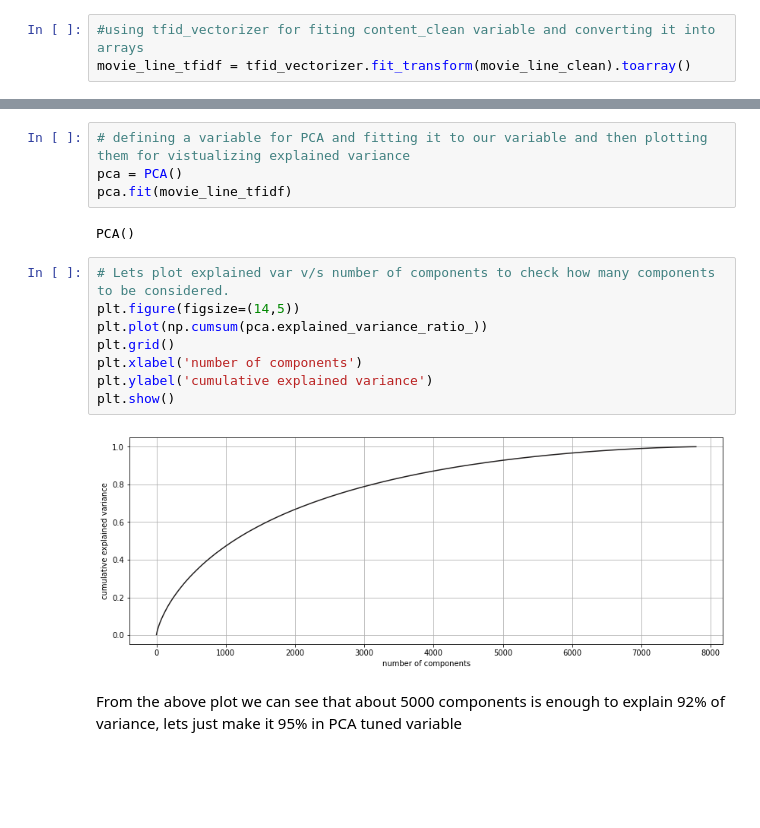
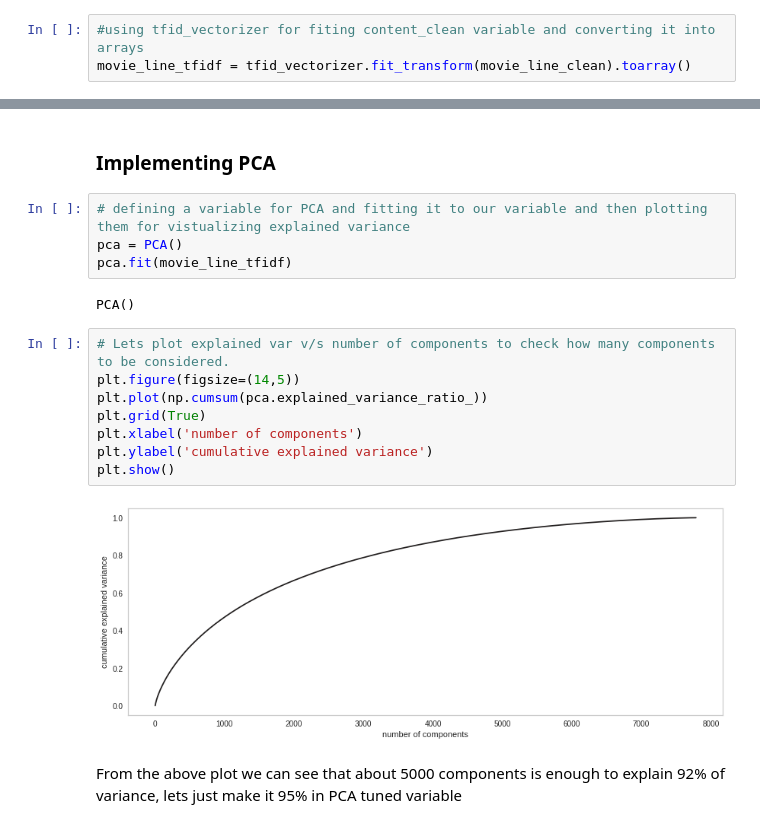
Before and after one commit to rubeshajith/NETFLIX-MOVIES-AND-TV-SHOWS-CLUSTERING, a Jupyter notebook: NETFLIX_MOVIES_AND_TV_SHOWS_CLUSTERING.ipynb, the cells around one changed output, grey strips where cells are left out. Saved outputs shown, nothing was run; the diff lists cells and outputs as text; blank space fills up the shorter version.

```diff
--- a/NETFLIX_MOVIES_AND_TV_SHOWS_CLUSTERING.ipynb
+++ b/NETFLIX_MOVIES_AND_TV_SHOWS_CLUSTERING.ipynb
@@ -1535,3 +1567,5 @@ movie_line_tfidf.shape
+# %% [markdown]
+### Implementing PCA
 # %%
 # defining a variable for PCA and fitting it to our variable and then plotting them for vistualizing explained variance
 pca = PCA()
@@ -1541,13 +1575,13 @@ PCA()
 # %%
 # Lets plot explained var v/s number of components to check how many components to be considered.
 plt.figure(figsize=(14,5))
 plt.plot(np.cumsum(pca.explained_variance_ratio_))
-plt.grid()
+plt.grid(True)
 plt.xlabel('number of components')
 plt.ylabel('cumulative explained variance')
 plt.show()
 # %% [output]
-[figure, old version]
+[figure, new version]
 # %% [markdown]
 From the above plot we can see that about 5000 components is enough to explain 92% of variance, lets just make it 95% in PCA tuned variable
 # %%
```
Also changed, not shown: parts of 106 cells of this notebook.
